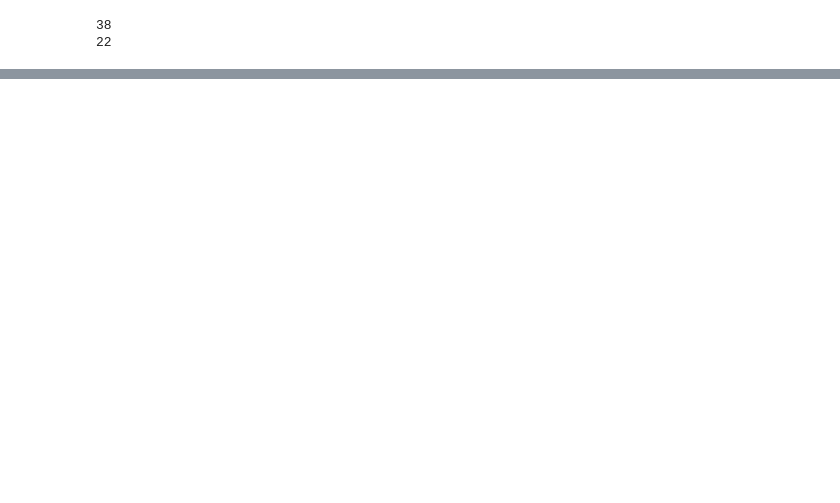
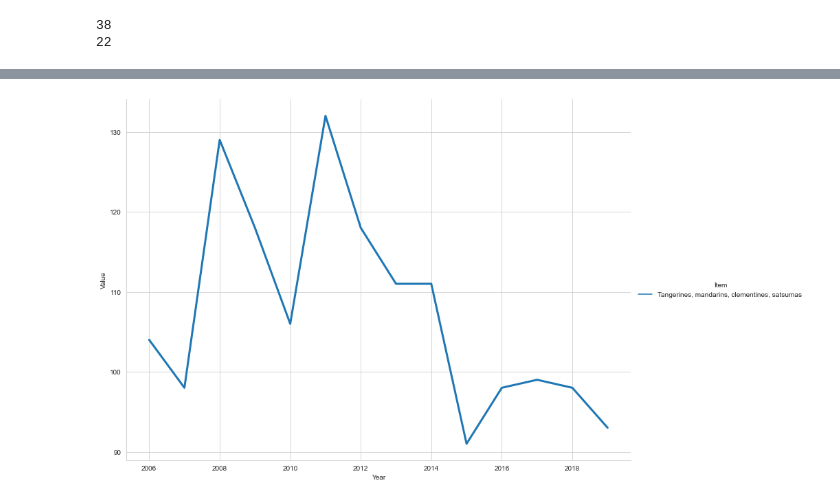
Before and after one commit to AshlanH/produce_eda, a Jupyter notebook: data-cleaning.ipynb, the cells around one changed output, grey strips where cells are left out. Saved outputs shown, nothing was run; the diff lists cells and outputs as text; code cells hidden in the pictures; blank space fills up the shorter version.

```diff
--- a/data-cleaning.ipynb
+++ b/data-cleaning.ipynb
@@ -69,0 +73,14 @@ Name: Year, dtype: int64
+# %%
+g = sns.relplot(
+    #data = df_fil_LCU[(df_fil_LCU.Value > 10000)],
+    data = df_PPI[(df_PPI.Item == 'Tangerines, mandarins, clementines, satsumas')],
+    x = 'Year',
+    y = 'Value',
+    hue = 'Item',
+    lw = 3,
+    kind = 'line',
+    height = 8,
+    aspect = 1.4
+)
+# %% [output]
+[figure, added]
```
Also changed, not shown: parts of 8 cells of this notebook, 2 other files.
